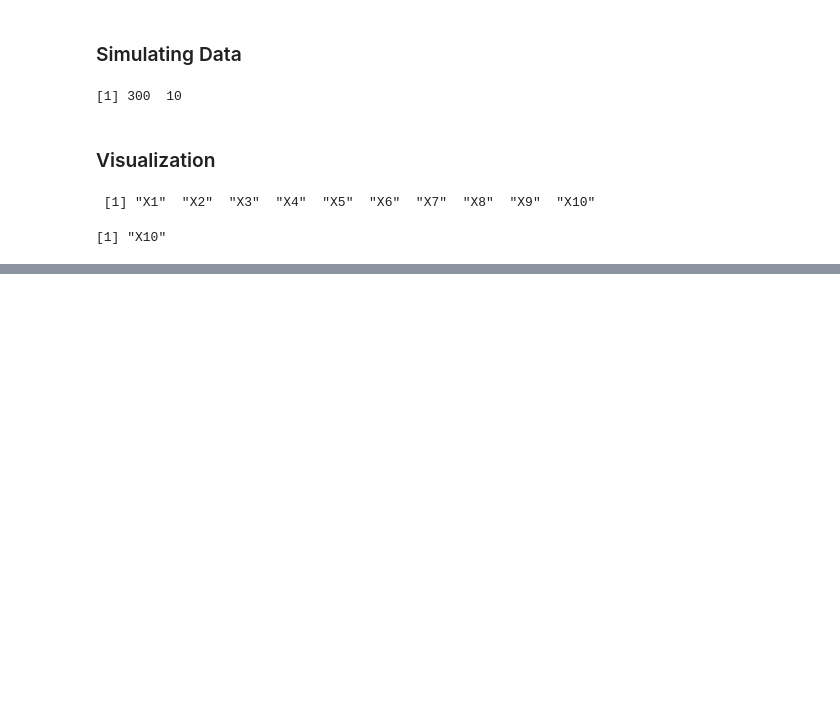
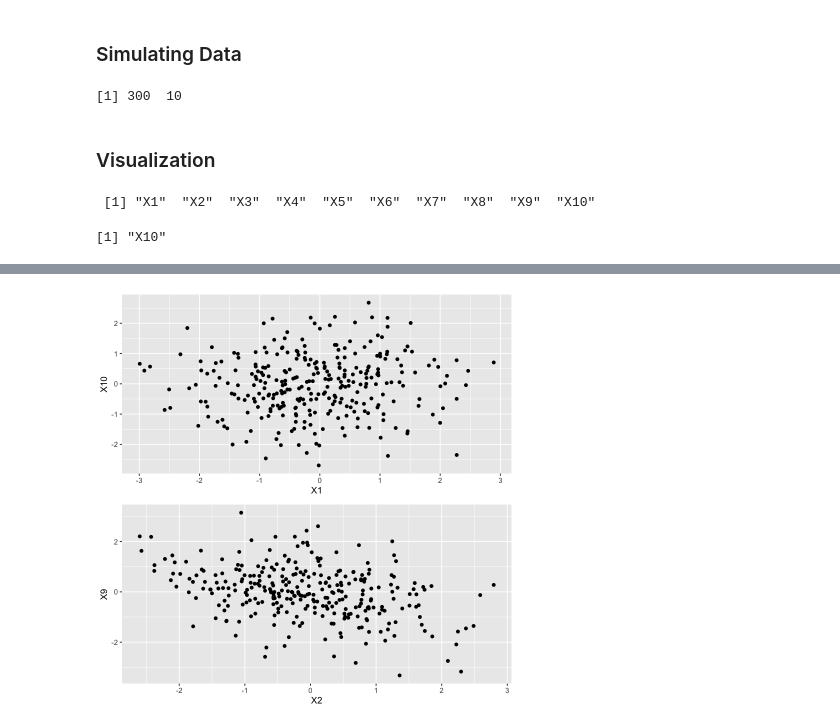
Before and after one commit to hublun/Stan, a Jupyter notebook: Factorization/Factor_Analysis.ipynb, the cells around one changed output, grey strips where cells are left out. Cells and saved outputs as stored; diff of their text form; code cells hidden in the pictures; blank space fills up the shorter version.

Commit message:
plot_list

```diff
--- a/Factorization/Factor_Analysis.ipynb
+++ b/Factorization/Factor_Analysis.ipynb
@@ -114,5 +106,7 @@ plot_uni_scatter(df, nms, 100)
 plot_list <- vector('list', P^2)
 # %%
 for (i in seq_along(plot_list)){
-    plot_list[[i]] <- plot_uni_scatter(df, nms, i)
+    #message(i)
+    p <- plot_uni_scatter(df, nms, i)
+    plot_list[[i]] <- p
 }
@@ -124,0 +113,4 @@ Warning message in as_grob.default(plot):
+# %%
+grid.arrange(plot_list[[1]], plot_list[[12]])
+# %% [output]
+[figure, added]
```
Also changed, not shown: parts of 4 cells of this notebook.
